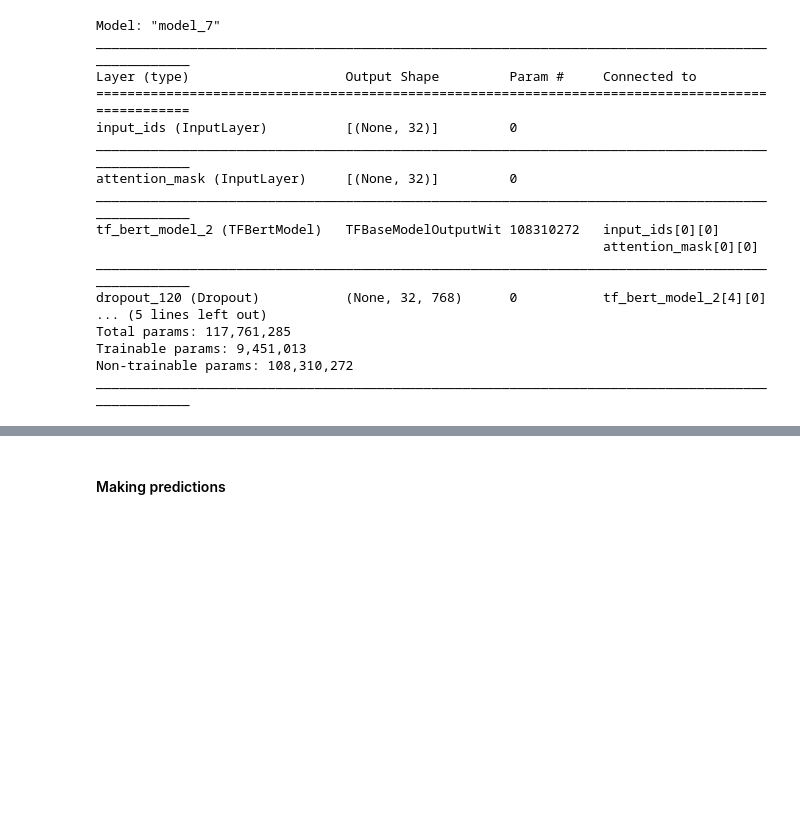
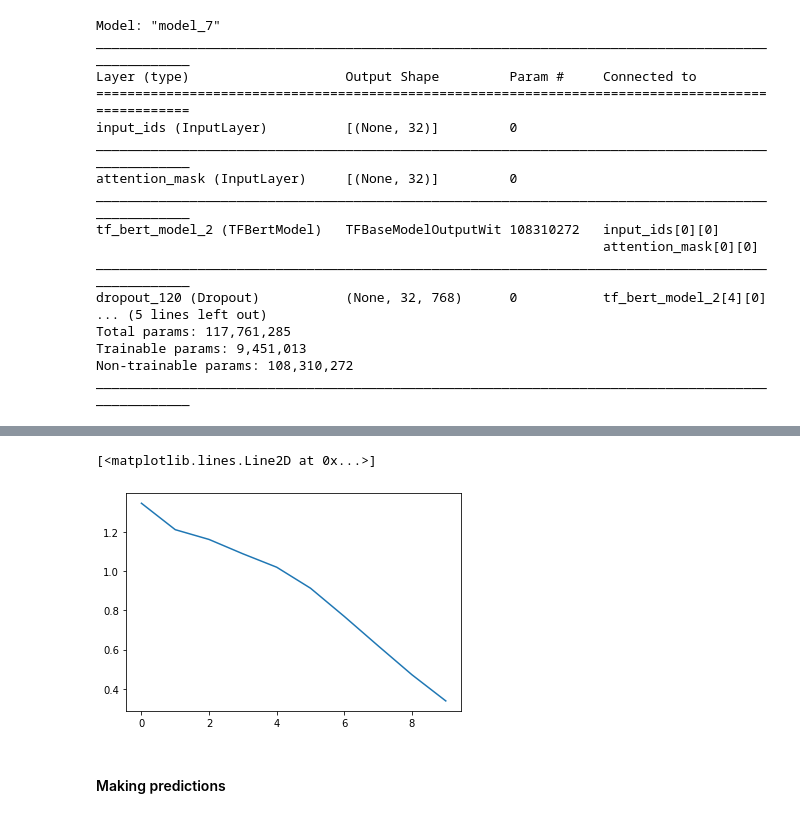
Before and after one commit to alexandrosanat/transformer-sequence-classification, a Jupyter notebook: main.ipynb, the cells around one changed output, grey strips where cells are left out. Drawn from its saved outputs; the diff is of its cells as text; code cells hidden in the pictures; blank space fills up the shorter version.

```diff
--- a/main.ipynb
+++ b/main.ipynb
@@ -344,3 +355,8 @@ history
+# %%
+plt.plot(history.history['loss'])
+# %% [output]
+[<matplotlib.lines.Line2D at 0x...>]
+[figure, added]
 # %% [markdown]
 #### Making predictions
 # %%
```
Also changed, not shown: parts of 11 cells of this notebook.
